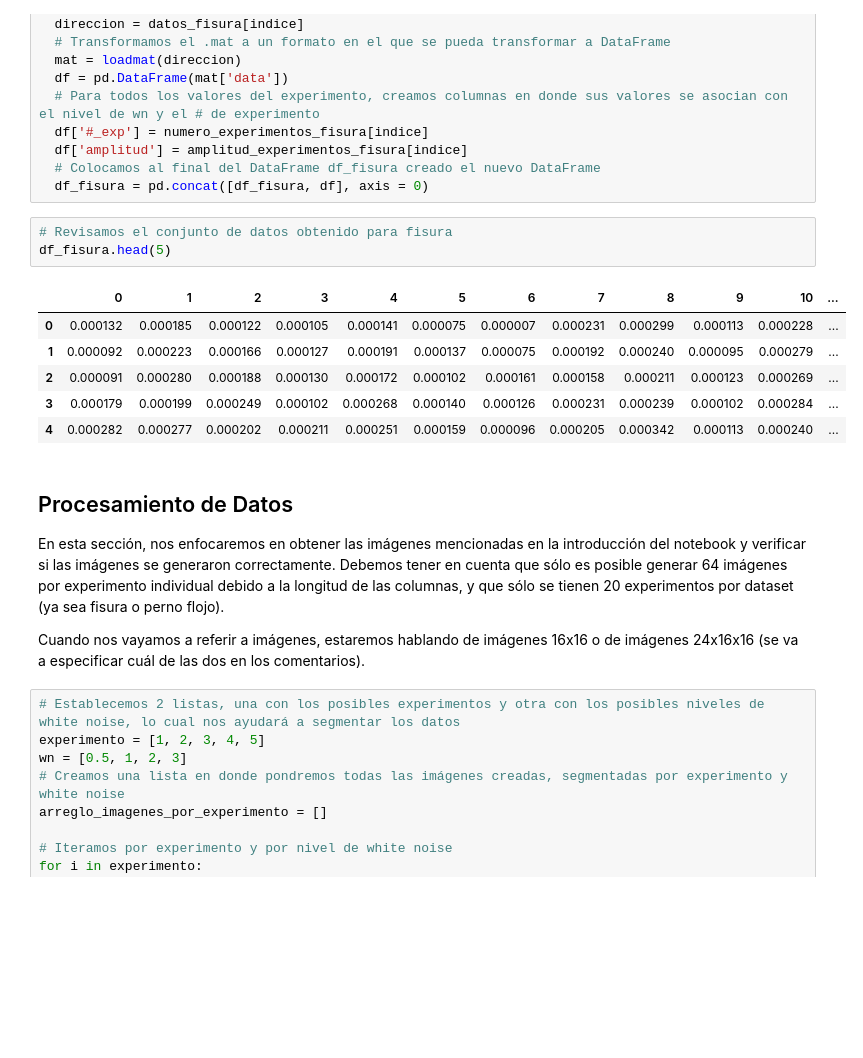
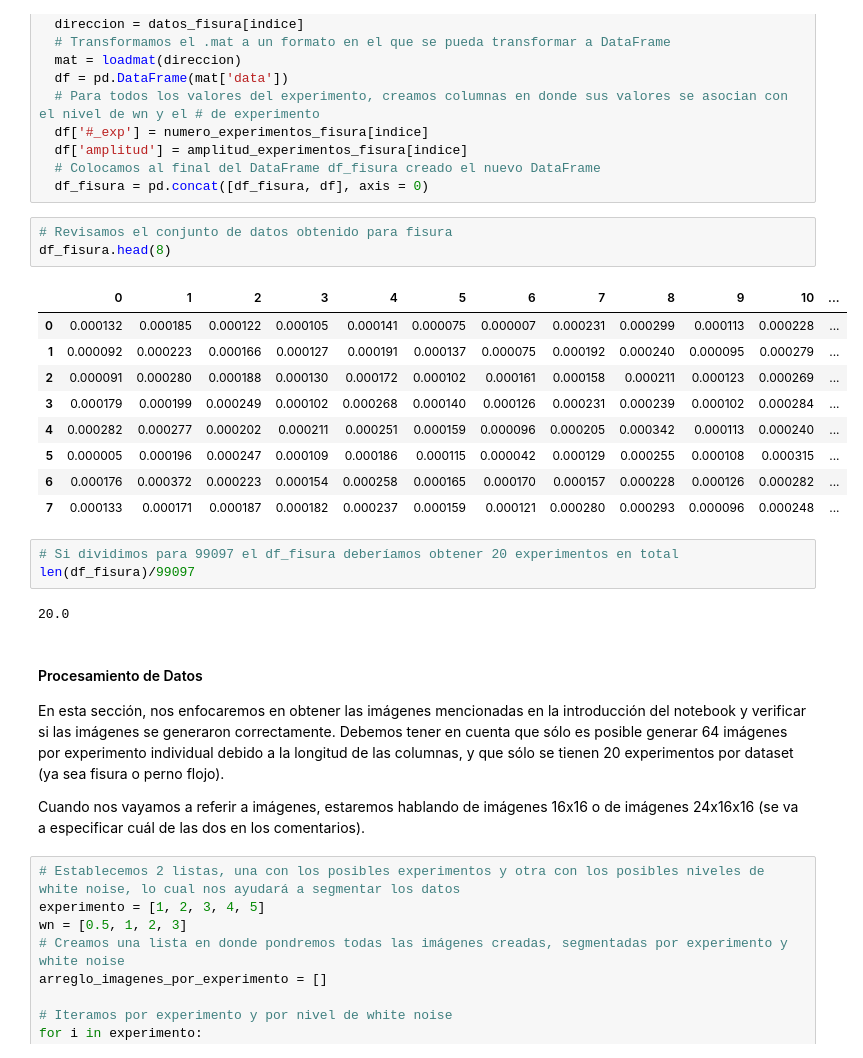
Before and after one commit to JosephBaquerizo/dataset_turbina_jacket, a Jupyter notebook: Creación_imágenes.ipynb, the cells around one changed output. Drawn from its saved outputs; the diff is of its cells as text; blank space fills up the shorter version.

```diff
--- a/Creación_imágenes.ipynb
+++ b/Creación_imágenes.ipynb
@@ -107,16 +109,24 @@ for indice in range(len(datos_fisura)):
   df_fisura = pd.concat([df_fisura, df], axis = 0)
 # %%
 # Revisamos el conjunto de datos obtenido para fisura
-df_fisura.head(5)
+df_fisura.head(8)
 # %% [output]
 |  | 0 | 1 | 2 | 3 | 4 | 5 | 6 | 7 | 8 | 9 | 10 | ... |
 | 0 | 0.000132 | 0.000185 | 0.000122 | 0.000105 | 0.000141 | 0.000075 | 0.000007 | 0.000231 | 0.000299 | 0.000113 | 0.000228 | ... |
 | 1 | 0.000092 | 0.000223 | 0.000166 | 0.000127 | 0.000191 | 0.000137 | 0.000075 | 0.000192 | 0.000240 | 0.000095 | 0.000279 | ... |
 | 2 | 0.000091 | 0.000280 | 0.000188 | 0.000130 | 0.000172 | 0.000102 | 0.000161 | 0.000158 | 0.000211 | 0.000123 | 0.000269 | ... |
 | 3 | 0.000179 | 0.000199 | 0.000249 | 0.000102 | 0.000268 | 0.000140 | 0.000126 | 0.000231 | 0.000239 | 0.000102 | 0.000284 | ... |
 | 4 | 0.000282 | 0.000277 | 0.000202 | 0.000211 | 0.000251 | 0.000159 | 0.000096 | 0.000205 | 0.000342 | 0.000113 | 0.000240 | ... |
+| 5 | 0.000005 | 0.000196 | 0.000247 | 0.000109 | 0.000186 | 0.000115 | 0.000042 | 0.000129 | 0.000255 | 0.000108 | 0.000315 | ... |
+| 6 | 0.000176 | 0.000372 | 0.000223 | 0.000154 | 0.000258 | 0.000165 | 0.000170 | 0.000157 | 0.000228 | 0.000126 | 0.000282 | ... |
+| 7 | 0.000133 | 0.000171 | 0.000187 | 0.000182 | 0.000237 | 0.000159 | 0.000121 | 0.000280 | 0.000293 | 0.000096 | 0.000248 | ... |
+# %%
+# Si dividimos para 99097 el df_fisura deberíamos obtener 20 experimentos en total
+len(df_fisura)/99097
+# %% [output]
+20.0
 # %% [markdown]
-## Procesamiento de Datos
+#### Procesamiento de Datos
 En esta sección, nos enfocaremos en obtener las imágenes mencionadas en la introducción del notebook y verificar si las imágenes se generaron correctamente. Debemos tener en cuenta que sólo es posible generar 64 imágenes por experimento individual debido a la longitud de las columnas, y que sólo se tienen 20 experimentos por dataset (ya sea fisura o perno flojo).
 
 Cuando nos vayamos a referir a imágenes, estaremos hablando de imágenes 16x16 o de imágenes 24x16x16 (se va a especificar cuál de las dos en los comentarios).
```
Also changed, not shown: parts of 21 cells of this notebook.
